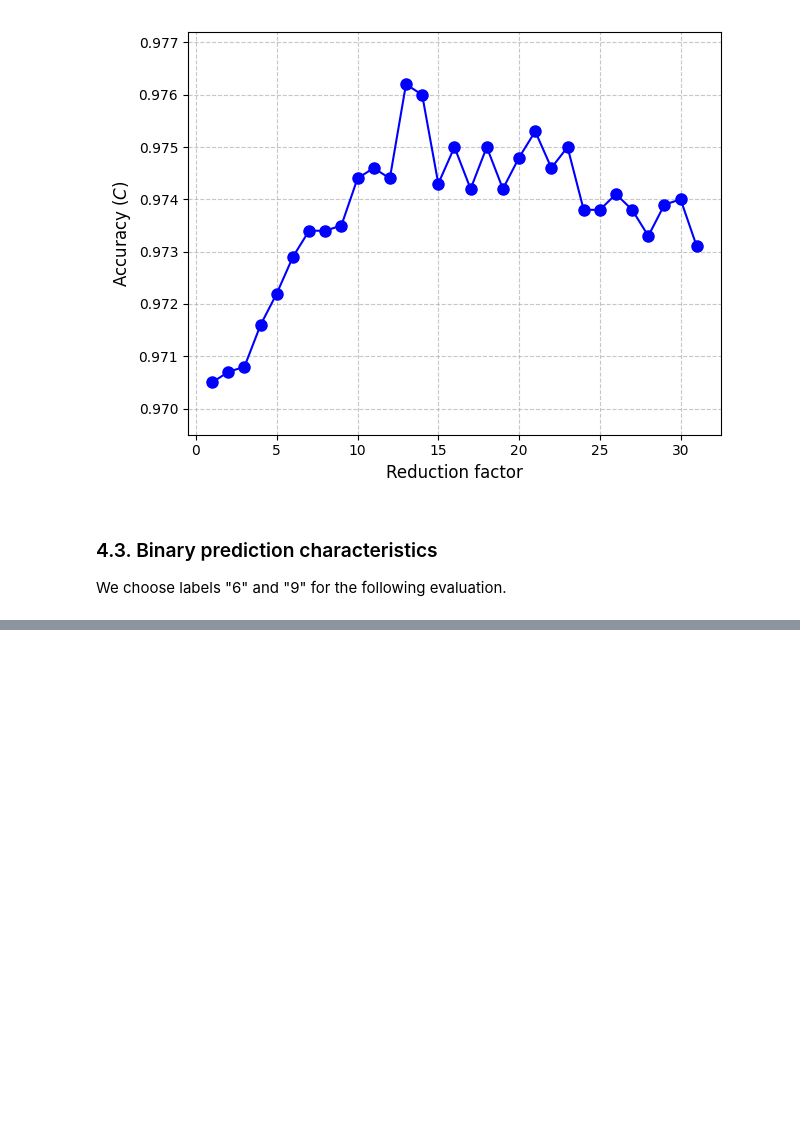
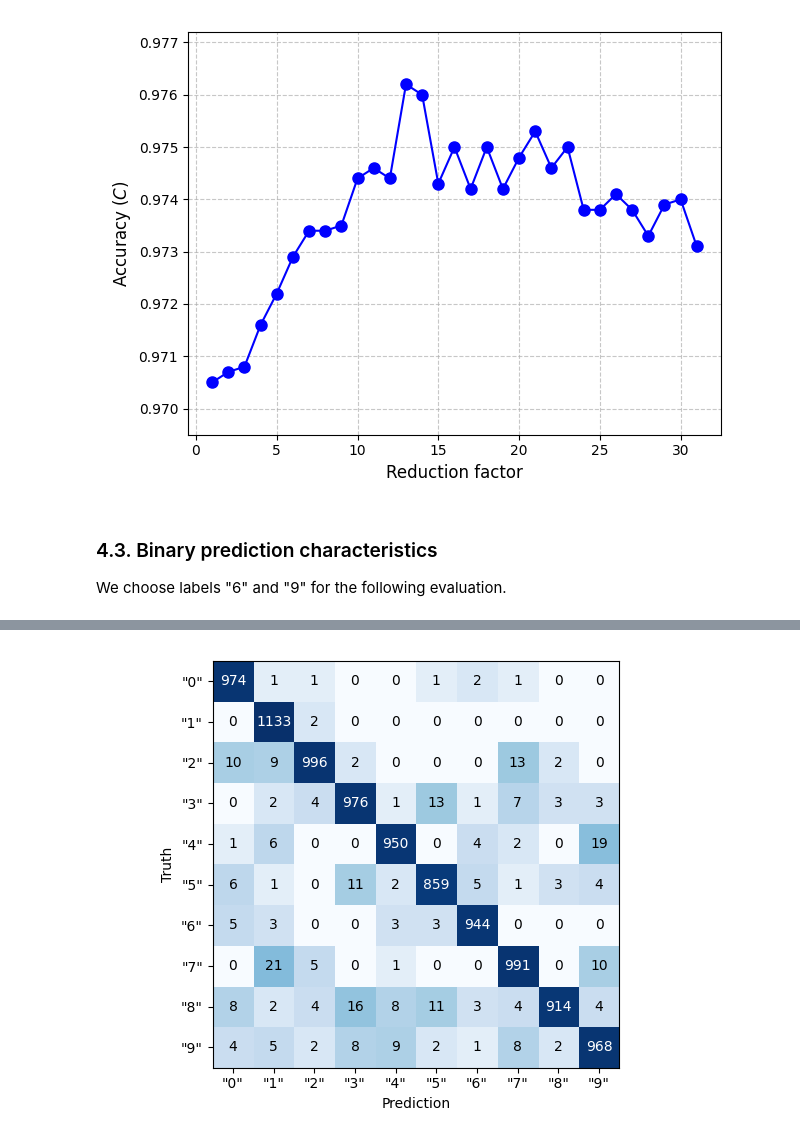
Before and after one commit to CSharperMantle/hdu2025_deep_learning, a Jupyter notebook: 1-knn.ipynb, the cells around one changed output, grey strips where cells are left out. Saved outputs shown, nothing was run; the diff lists cells and outputs as text; code cells hidden in the pictures; blank space fills up the shorter version.

```diff
--- a/1-knn.ipynb
+++ b/1-knn.ipynb
@@ -270,0 +298,33 @@ plt.show()
+# %%
+plt.close("all")
+
+fig, ax = plt.subplots()
+fig.canvas.header_visible = False
+
+cm_nary_scaled = np.log(cm_nary + 1)
+
+im = ax.imshow(cm_nary_scaled, interpolation="nearest", cmap=plt.cm.Blues)
+
+thresh = cm_nary_scaled.max() / 2
+for i in range(n_labels):
+    for j in range(n_labels):
+        ax.text(
+            j,
+            i,
+            f"{cm_nary[i, j]}",
+            ha="center",
+            va="center",
+            color="white" if cm_nary_scaled[i, j] > thresh else "black",
+        )
+
+ax.set_xticks(list(range(n_labels)))
+ax.set_yticks(list(range(n_labels)))
+ax.set_xticklabels([f'"{i}"' for i in range(n_labels)])
+ax.set_yticklabels([f'"{i}"' for i in range(n_labels)])
+ax.set_xlabel("Prediction")
+ax.set_ylabel("Truth")
+
+plt.tight_layout()
+plt.show()
+# %% [output]
+[figure, added]
```
Also changed, not shown: parts of 12 cells of this notebook.
